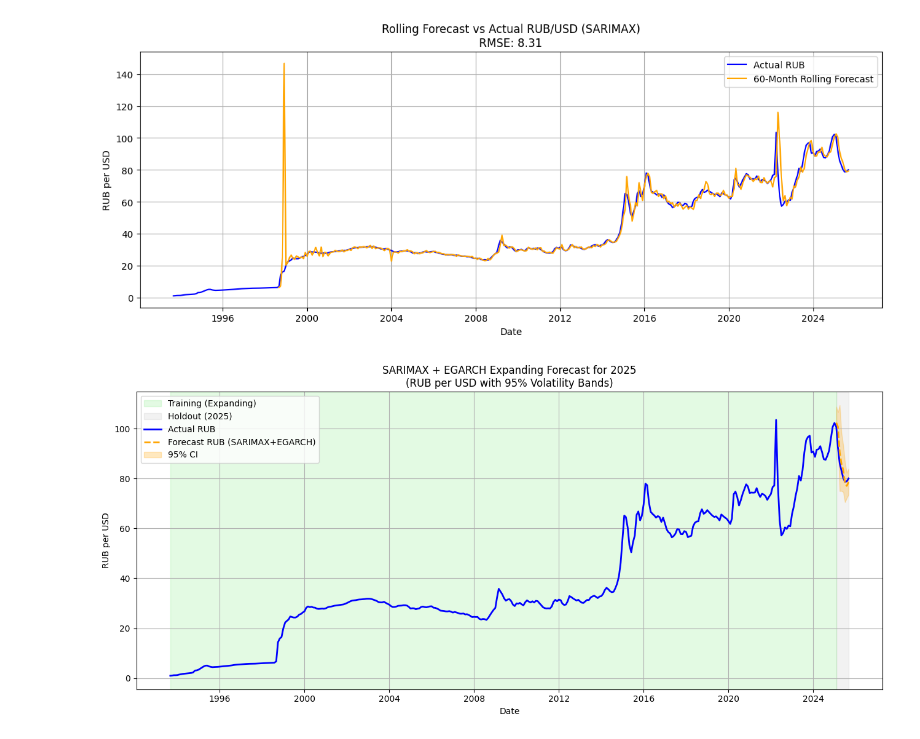
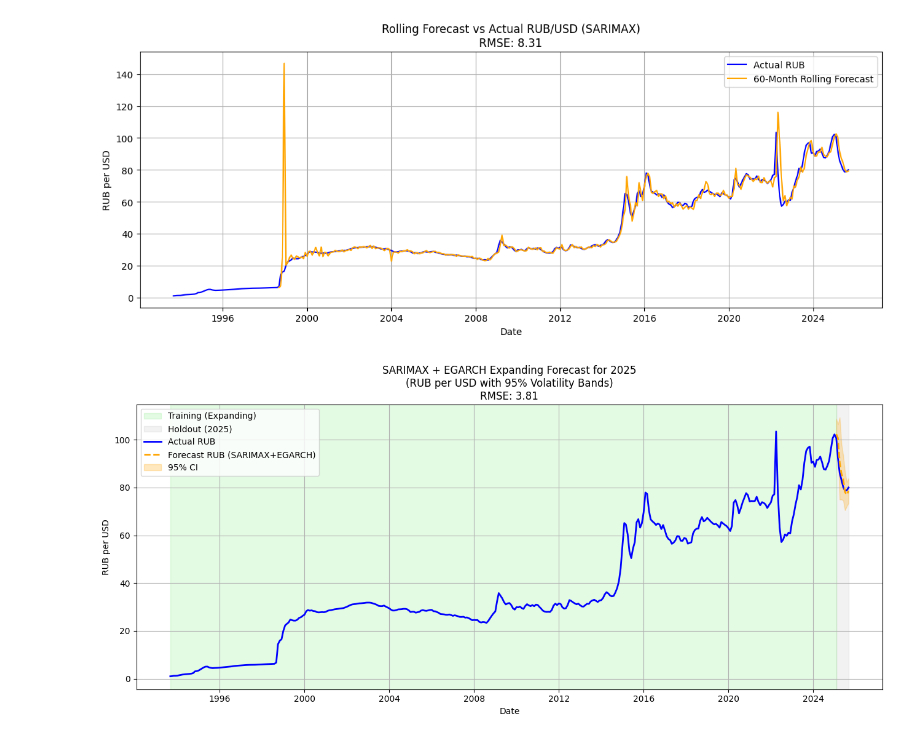
Before and after one commit to ZlataSparrow/Ruble_Volatility_Prediction, a Jupyter notebook: notebook/04_Time_Series_GARCH_Modeling.ipynb, the cells around one changed output. Drawn from its saved outputs; the diff is of its cells as text; code cells hidden in the pictures.

Commit message:
RMSE check

```diff
--- a/notebook/04_Time_Series_GARCH_Modeling.ipynb
+++ b/notebook/04_Time_Series_GARCH_Modeling.ipynb
@@ -524,33 +524,37 @@ for date in holdout_dates:
     preds.append(pred)
     actuals.append(y_test)
     upper_ci.append(upper)
     lower_ci.append(lower)
 
-# === Step 3: Plot results ===
+# === Step 3: Calculate RMSE ===
+from sklearn.metrics import mean_squared_error
+rmse = np.sqrt(mean_squared_error(actuals, preds))
+
+# === Step 4: Plot results ===
 forecast_index = holdout_dates[:len(preds)]
 history_index = log_y_full.index
 
 plt.figure(figsize=(13, 6))
 
 # Highlight training region (light green) for all training periods
 plt.axvspan(history_index[0], forecast_index[0], color='lightgreen', alpha=0.25, label='Training (Expanding)')
 
 # Highlight holdout region (gray)
 plt.axvspan(forecast_index[0], forecast_index[-1], color='gray', alpha=0.1, label='Holdout (2025)')
 
 # Full actuals (historical, including 2025)
 plt.plot(history_index, np.exp(log_y_full), color='blue', label='Actual RUB', linewidth=2)
 
 # Forecast
 plt.plot(forecast_index, preds, label='Forecast RUB (SARIMAX+EGARCH)', color='orange', linestyle='--', linewidth=2)
 plt.fill_between(forecast_index, lower_ci, upper_ci, color='orange', alpha=0.25, label='95% CI')
 
-plt.title('SARIMAX + EGARCH Expanding Forecast for 2025\n(RUB per USD with 95% Volatility Bands)')
+plt.title(f'SARIMAX + EGARCH Expanding Forecast for 2025\n(RUB per USD with 95% Volatility Bands)\nRMSE: {rmse:.2f}')
 plt.xlabel('Date')
 plt.ylabel('RUB per USD')
 plt.legend()
 plt.grid(True)
 plt.tight_layout()
 plt.show()
 # %% [output]
-[figure, old version]
+[figure, new version]
```
Also changed, not shown: parts of 2 cells of this notebook.
